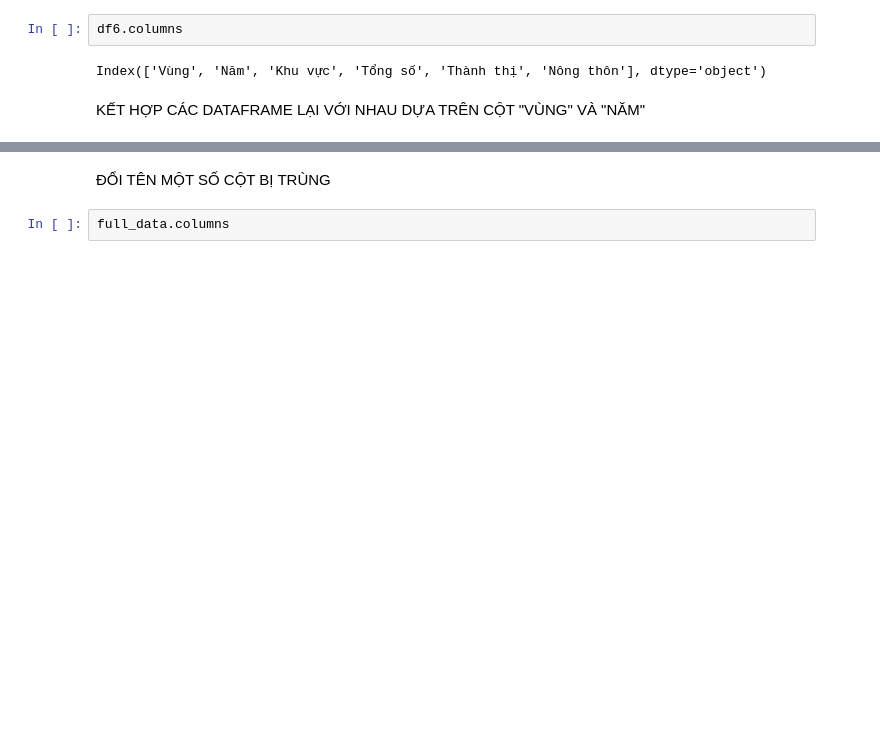
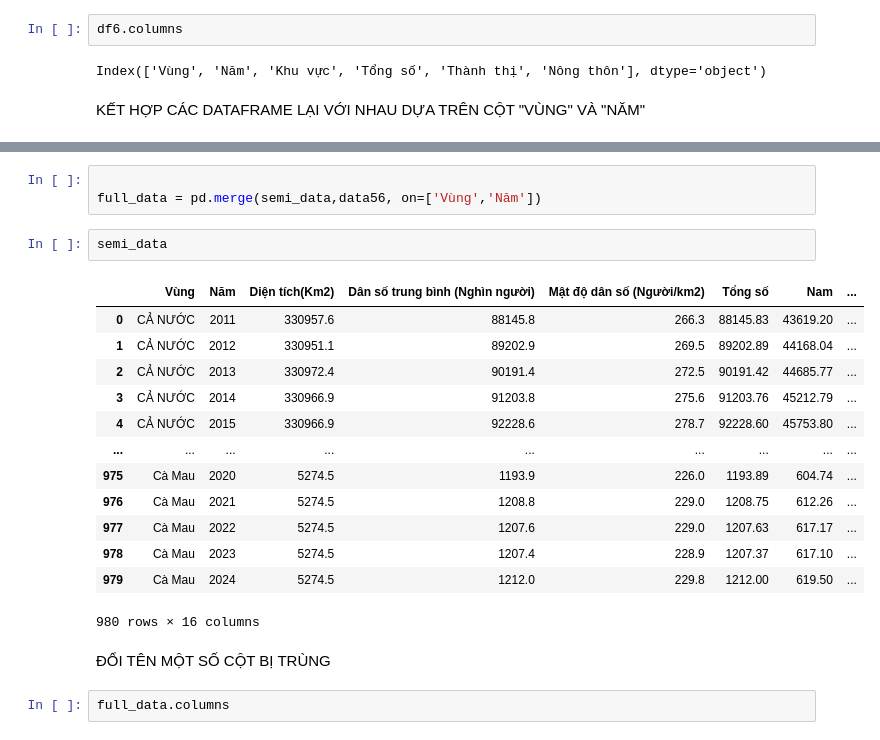
Before and after one commit to KhoiNguyen0000/Final, a Jupyter notebook: 01_Data_concated.ipynb, the cells around one changed output, grey strips where cells are left out. Saved outputs shown, nothing was run; the diff lists cells and outputs as text; blank space fills up the shorter version.

```diff
--- a/01_Data_concated.ipynb
+++ b/01_Data_concated.ipynb
@@ -64,3 +99,22 @@ full_data = pd.merge(semi_data,data56, on=['Vùng','Năm'])
+# %%
+
+full_data = pd.merge(semi_data,data56, on=['Vùng','Năm'])
+# %%
+semi_data
+# %% [output]
+|  | Vùng | Năm | Diện tích(Km2) | Dân số trung bình (Nghìn người) | Mật độ dân số (Người/km2) | Tổng số | Nam | ... |
+| 0 | CẢ NƯỚC | 2011 | 330957.6 | 88145.8 | 266.3 | 88145.83 | 43619.20 | ... |
+| 1 | CẢ NƯỚC | 2012 | 330951.1 | 89202.9 | 269.5 | 89202.89 | 44168.04 | ... |
+| 2 | CẢ NƯỚC | 2013 | 330972.4 | 90191.4 | 272.5 | 90191.42 | 44685.77 | ... |
+| 3 | CẢ NƯỚC | 2014 | 330966.9 | 91203.8 | 275.6 | 91203.76 | 45212.79 | ... |
+| 4 | CẢ NƯỚC | 2015 | 330966.9 | 92228.6 | 278.7 | 92228.60 | 45753.80 | ... |
+| ... | ... | ... | ... | ... | ... | ... | ... | ... |
+| 975 | Cà Mau | 2020 | 5274.5 | 1193.9 | 226.0 | 1193.89 | 604.74 | ... |
+| 976 | Cà Mau | 2021 | 5274.5 | 1208.8 | 229.0 | 1208.75 | 612.26 | ... |
+| 977 | Cà Mau | 2022 | 5274.5 | 1207.6 | 229.0 | 1207.63 | 617.17 | ... |
+| 978 | Cà Mau | 2023 | 5274.5 | 1207.4 | 228.9 | 1207.37 | 617.10 | ... |
+| 979 | Cà Mau | 2024 | 5274.5 | 1212.0 | 229.8 | 1212.00 | 619.50 | ... |
+980 rows × 16 columns
 # %% [markdown]
 ĐỔI TÊN MỘT SỐ CỘT BỊ TRÙNG
 # %%
```
Also changed, not shown: parts of 13 cells of this notebook, 24 other files.
